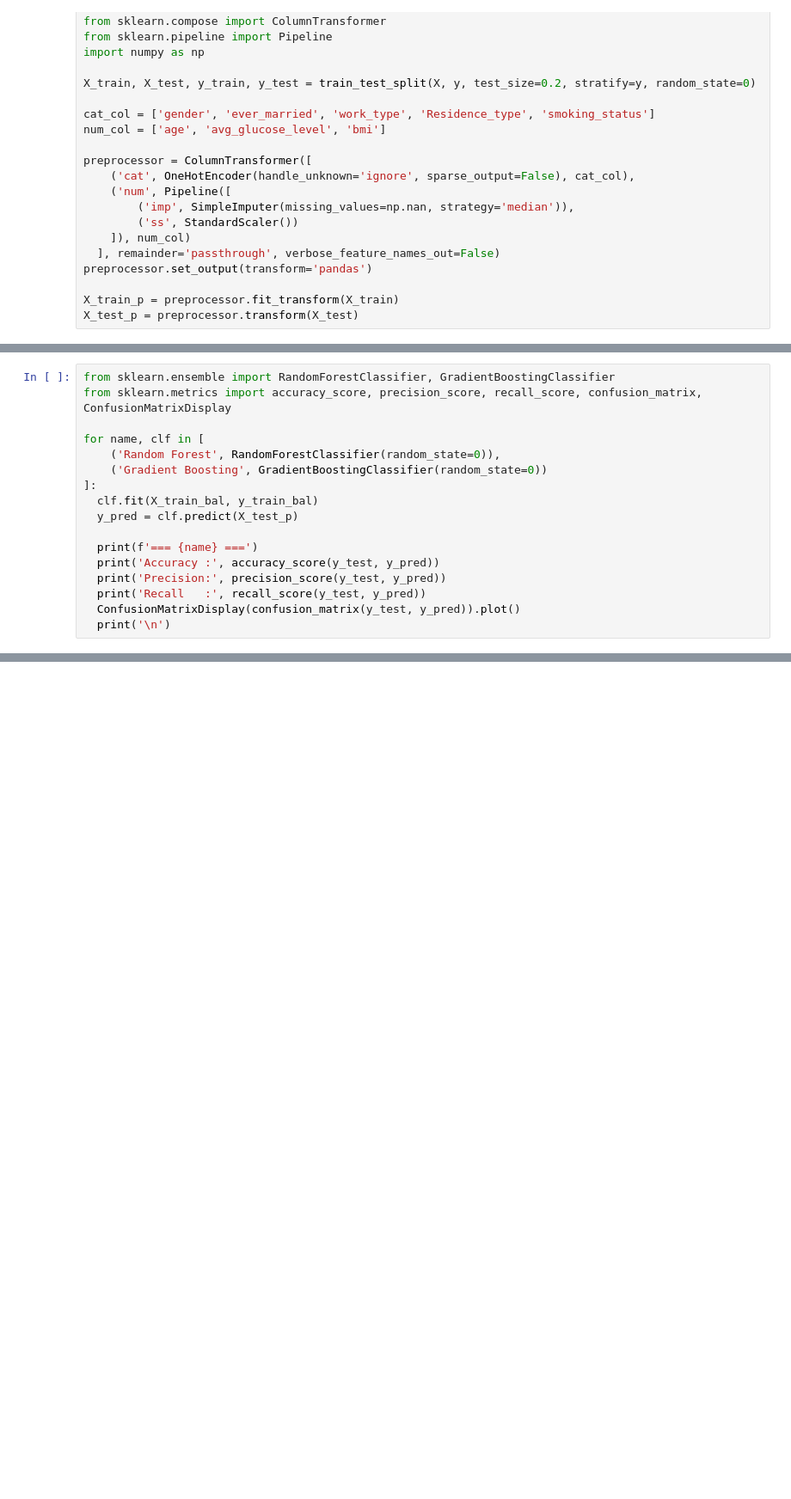
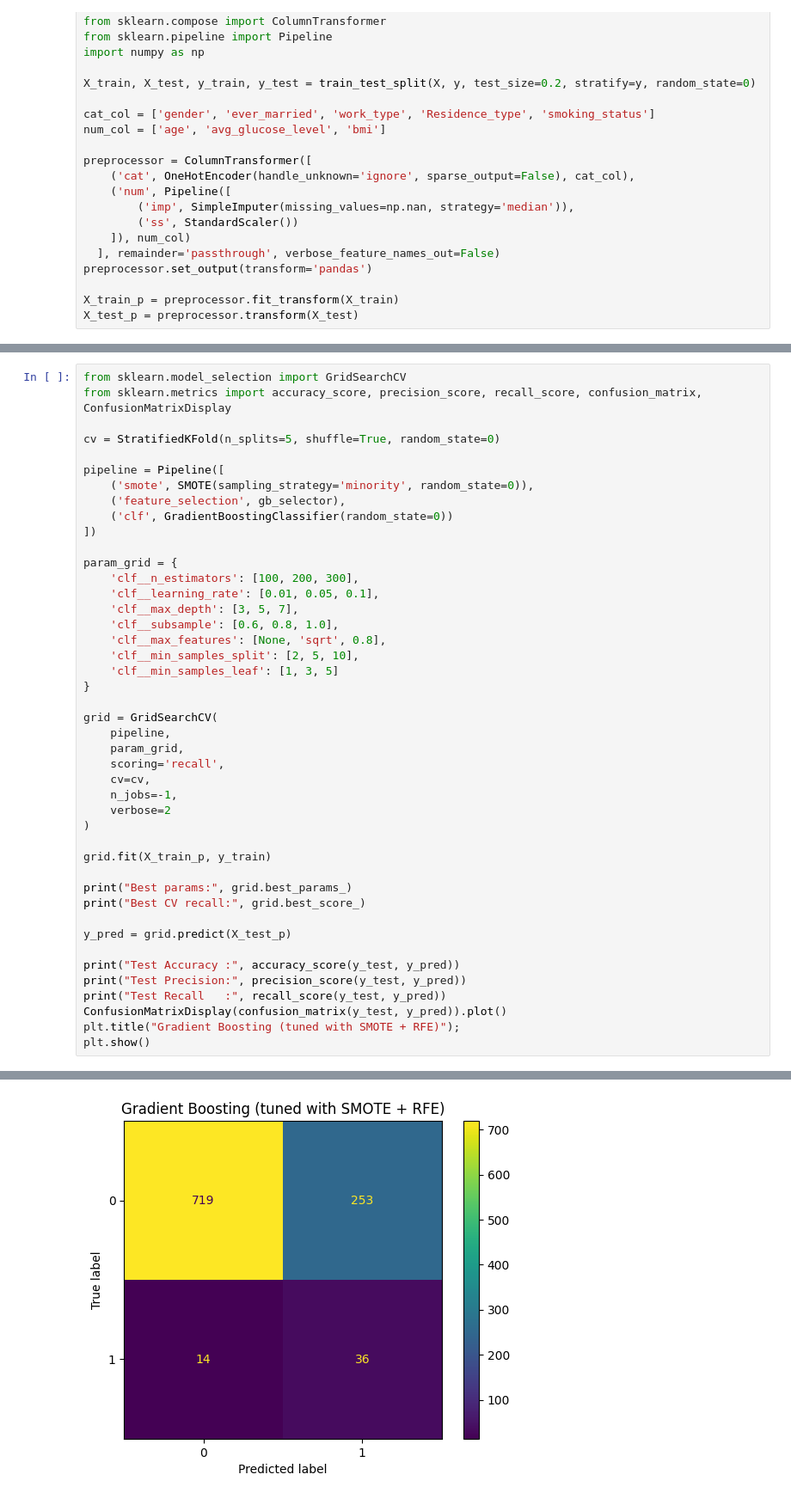
Before and after one commit to ganthegun/Stroke-Prediction, a Jupyter notebook: training.ipynb, the cells around one changed output, grey strips where cells are left out. Shown at 86% size. Cells and saved outputs as stored; diff of their text form; blank space fills up the shorter version.

```diff
--- a/training.ipynb
+++ b/training.ipynb
@@ -84,17 +96,0 @@ Name: count, dtype: int64
-# %%
-from sklearn.ensemble import RandomForestClassifier, GradientBoostingClassifier
-from sklearn.metrics import accuracy_score, precision_score, recall_score, confusion_matrix, ConfusionMatrixDisplay
-
-for name, clf in [
-    ('Random Forest', RandomForestClassifier(random_state=0)),
-    ('Gradient Boosting', GradientBoostingClassifier(random_state=0))
-]:
-  clf.fit(X_train_bal, y_train_bal)
-  y_pred = clf.predict(X_test_p)
-
-  print(f'=== {name} ===')
-  print('Accuracy :', accuracy_score(y_test, y_pred))
-  print('Precision:', precision_score(y_test, y_pred))
-  print('Recall   :', recall_score(y_test, y_pred))
-  ConfusionMatrixDisplay(confusion_matrix(y_test, y_pred)).plot()
-  print('\n')
@@ -159,0 +192,45 @@ Recall   : 0.52
+# %%
+from sklearn.model_selection import GridSearchCV
+from sklearn.metrics import accuracy_score, precision_score, recall_score, confusion_matrix, ConfusionMatrixDisplay
+
+cv = StratifiedKFold(n_splits=5, shuffle=True, random_state=0)
+
+pipeline = Pipeline([
+    ('smote', SMOTE(sampling_strategy='minority', random_state=0)),
+    ('feature_selection', gb_selector),
+    ('clf', GradientBoostingClassifier(random_state=0))
+])
+
+param_grid = {
+    'clf__n_estimators': [100, 200, 300],
+    'clf__learning_rate': [0.01, 0.05, 0.1],
+    'clf__max_depth': [3, 5, 7],
+    'clf__subsample': [0.6, 0.8, 1.0],
+    'clf__max_features': [None, 'sqrt', 0.8],
+    'clf__min_samples_split': [2, 5, 10],
+    'clf__min_samples_leaf': [1, 3, 5]
+}
+
+grid = GridSearchCV(
+    pipeline,
+    param_grid,
+    scoring='recall',
+    cv=cv,
+    n_jobs=-1,
+    verbose=2
+)
+
+grid.fit(X_train_p, y_train)
+
+print("Best params:", grid.best_params_)
+print("Best CV recall:", grid.best_score_)
+
+y_pred = grid.predict(X_test_p)
+
+print("Test Accuracy :", accuracy_score(y_test, y_pred))
+print("Test Precision:", precision_score(y_test, y_pred))
+print("Test Recall   :", recall_score(y_test, y_pred))
+ConfusionMatrixDisplay(confusion_matrix(y_test, y_pred)).plot()
+plt.title("Gradient Boosting (tuned with SMOTE + RFE)");
+plt.show()
+# %% [output]
@@ -160,2 +243,3 @@ Recall   : 0.52
+[figure, added]
 # %%
 import pickle
```
Also changed, not shown: parts of 13 cells of this notebook, 2 other files.
